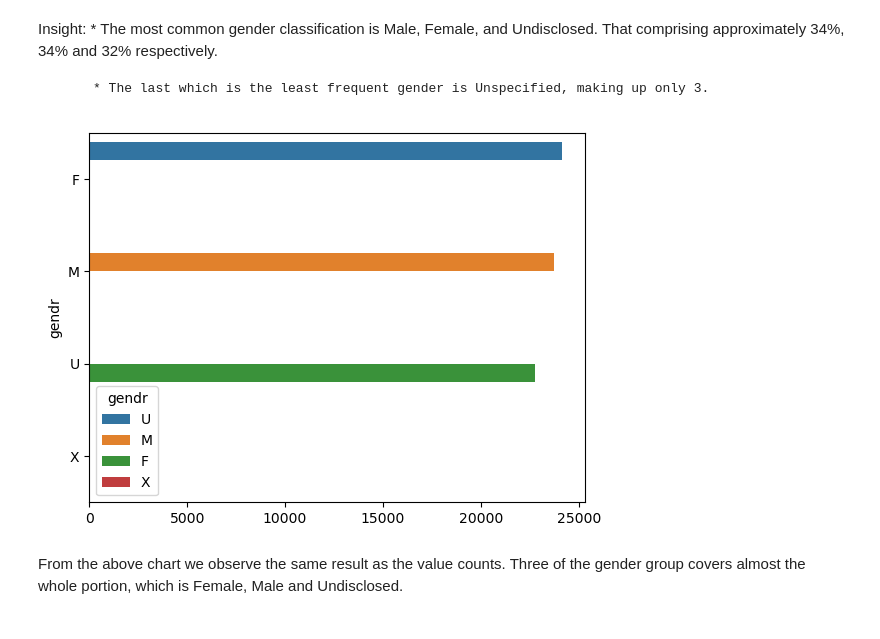
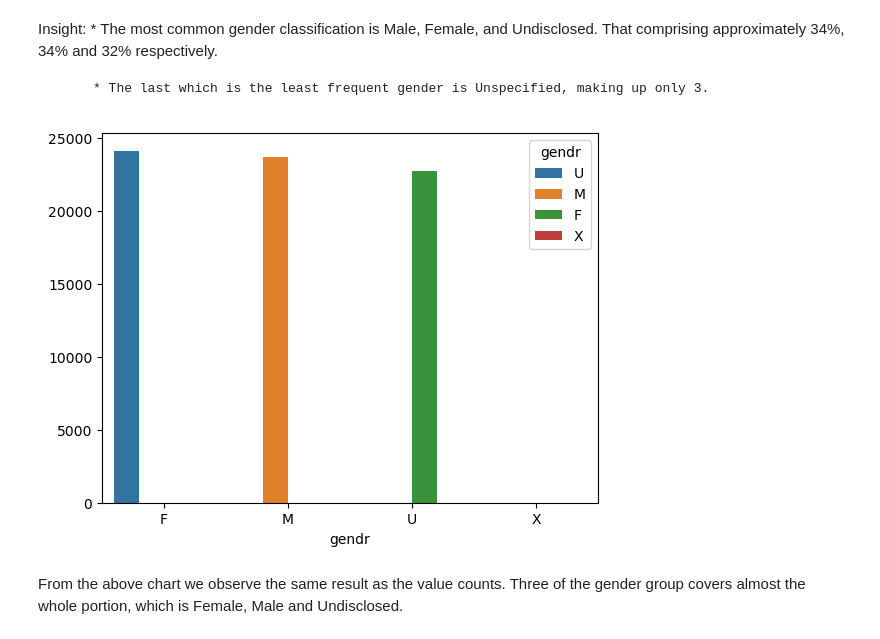
Before and after one commit to fmammo/vanguard-ab-test, a Jupyter notebook: Data_EDA.ipynb, the cells around one changed output. Cells and saved outputs as stored; diff of their text form; code cells hidden in the pictures.

```diff
--- a/Data_EDA.ipynb
+++ b/Data_EDA.ipynb
@@ -123,10 +84,10 @@ Insight: * The most common gender classification is Male, Female, and Undisclose
 # %%
 #ax=sns.barplot(y=prop_table.index, x=freq_tab.values, hue=freq_tab.index)
 #sns.move_legend(ax, "lower right")
-sns.barplot(x = freq_tab.values, y = prop_table.index, hue = freq_tab.index)
+sns.barplot(y = freq_tab.values, x = prop_table.index, hue = freq_tab.index)
 plt.show()
 # %% [output]
-[figure, old version]
+[figure, new version]
 # %% [markdown]
 From the above chart we observe the same result as the value counts. Three of the gender group covers almost the whole portion, which is Female, Male and Undisclosed.
 # %% [markdown]
```
Also changed, not shown: parts of 4 cells of this notebook, 1 other file.
